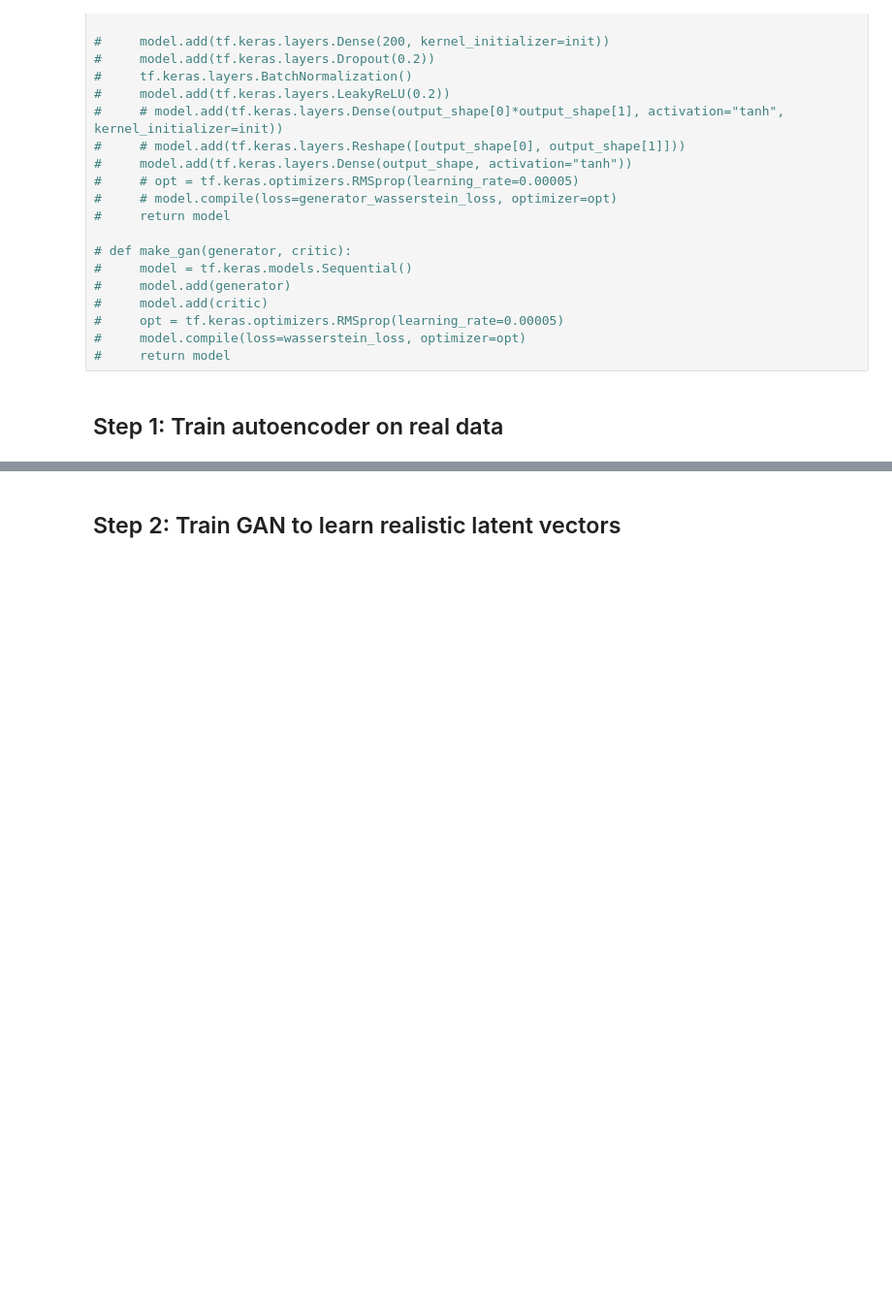
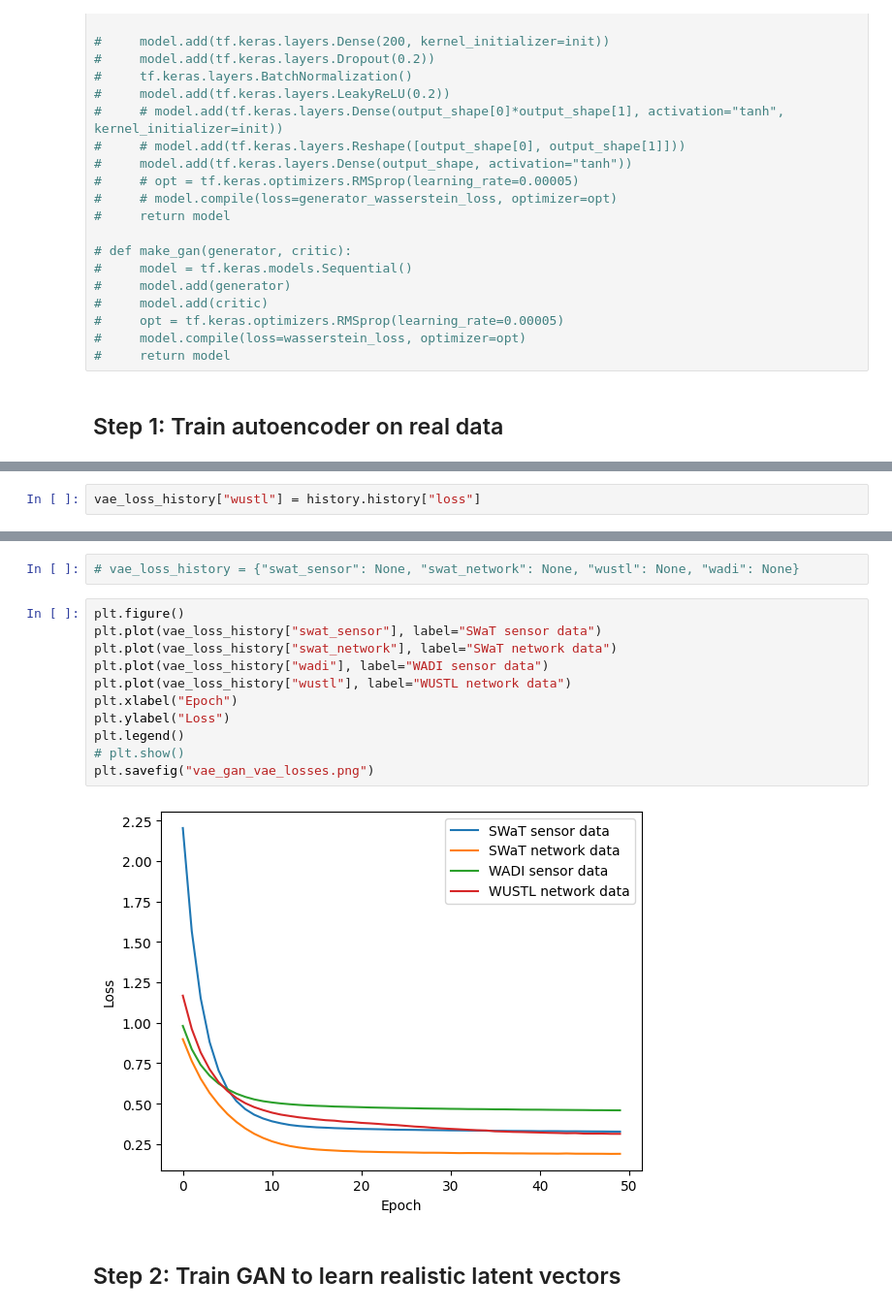
Before and after one commit to KylaNel/ICS_data_generation, a Jupyter notebook: code/vae_gan.ipynb, the cells around one changed output, grey strips where cells are left out. Shown at 97% size. Drawn from its saved outputs; the diff is of its cells as text; blank space fills up the shorter version.

```diff
--- a/code/vae_gan.ipynb
+++ b/code/vae_gan.ipynb
@@ -201,0 +212,2 @@ Epoch 5/5
+# %%
+vae_loss_history["wustl"] = history.history["loss"]
@@ -202,3 +222,18 @@ Epoch 5/5
+# %%
+# vae_loss_history = {"swat_sensor": None, "swat_network": None, "wustl": None, "wadi": None}
+# %%
+plt.figure()
+plt.plot(vae_loss_history["swat_sensor"], label="SWaT sensor data")
+plt.plot(vae_loss_history["swat_network"], label="SWaT network data")
+plt.plot(vae_loss_history["wadi"], label="WADI sensor data")
+plt.plot(vae_loss_history["wustl"], label="WUSTL network data")
+plt.xlabel("Epoch")
+plt.ylabel("Loss")
+plt.legend()
+# plt.show()
+plt.savefig("vae_gan_vae_losses.png")
+# %% [output]
+[figure, added]
 # %% [markdown]
 ## Step 2: Train GAN to learn realistic latent vectors
 # %%
```
Also changed, not shown: parts of 21 cells of this notebook, 5 other files.
